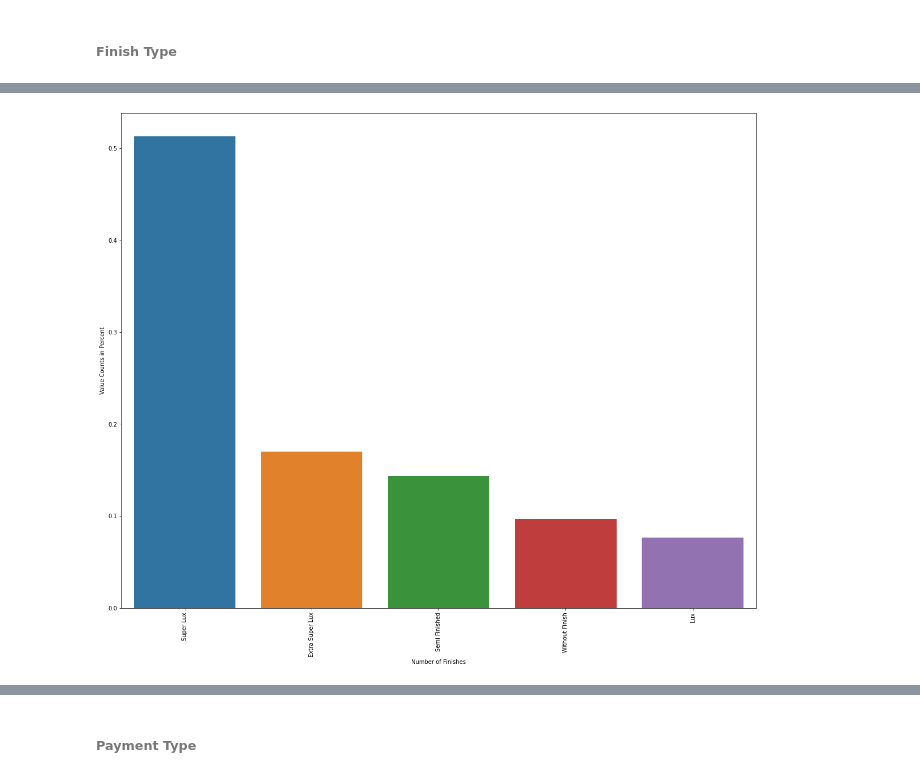
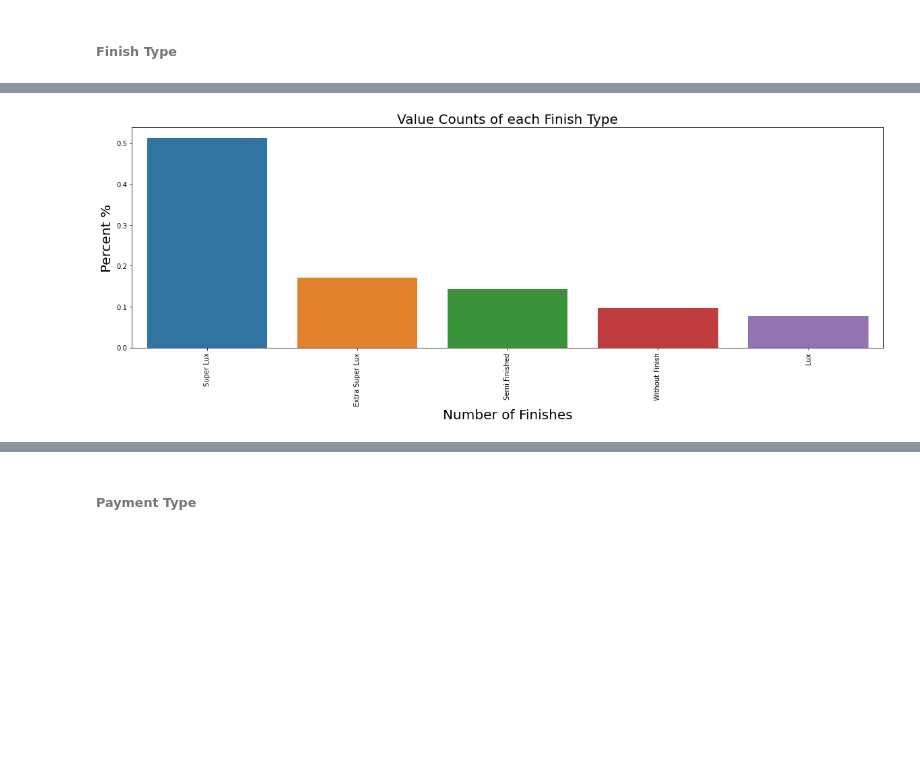
Before and after one commit to Mouradadel1919/Egyptian_Real_Estate_Price_Prediction, a Jupyter notebook: EDA & PreProcessing.ipynb, the cells around one changed output, grey strips where cells are left out. Saved outputs shown, nothing was run; the diff lists cells and outputs as text; code cells hidden in the pictures; blank space fills up the shorter version.

```diff
--- a/EDA & PreProcessing.ipynb
+++ b/EDA & PreProcessing.ipynb
@@ -417,19 +403,21 @@ Name: finishes, dtype: int64
 data["finishes"].replace('Extra super lux', "Extra Super Lux", inplace= True)
 data["finishes"].replace('Super lux', "Super Lux", inplace= True)
 # %%
+## Visualize Value Counts of each Finish Type Number
+
 finish = data["finishes"].value_counts(normalize= True)
 
-
-plt.figure(figsize=(20,16))
-sns.barplot(finish.index, finish.values)
-plt.xlabel("Number of Finishes")
+plt.figure(figsize=(20,6))
+plt.title("Value Counts of each Finish Type", fontsize= 20)
+sns.barplot(x= finish.index, y= finish.values)
+plt.xlabel("Number of Finishes", fontsize= 20)
 plt.xticks(rotation=90)
 
-plt.ylabel("Value Counts in Percent")
+plt.ylabel("Percent %", fontsize= 20)
 
 plt.show()
 # %% [output]
-[figure, old version]
+[figure, new version]
 # %%
 #Impute NaNs to without Finish
 
```
Also changed, not shown: parts of 129 cells of this notebook, 3 other files.
